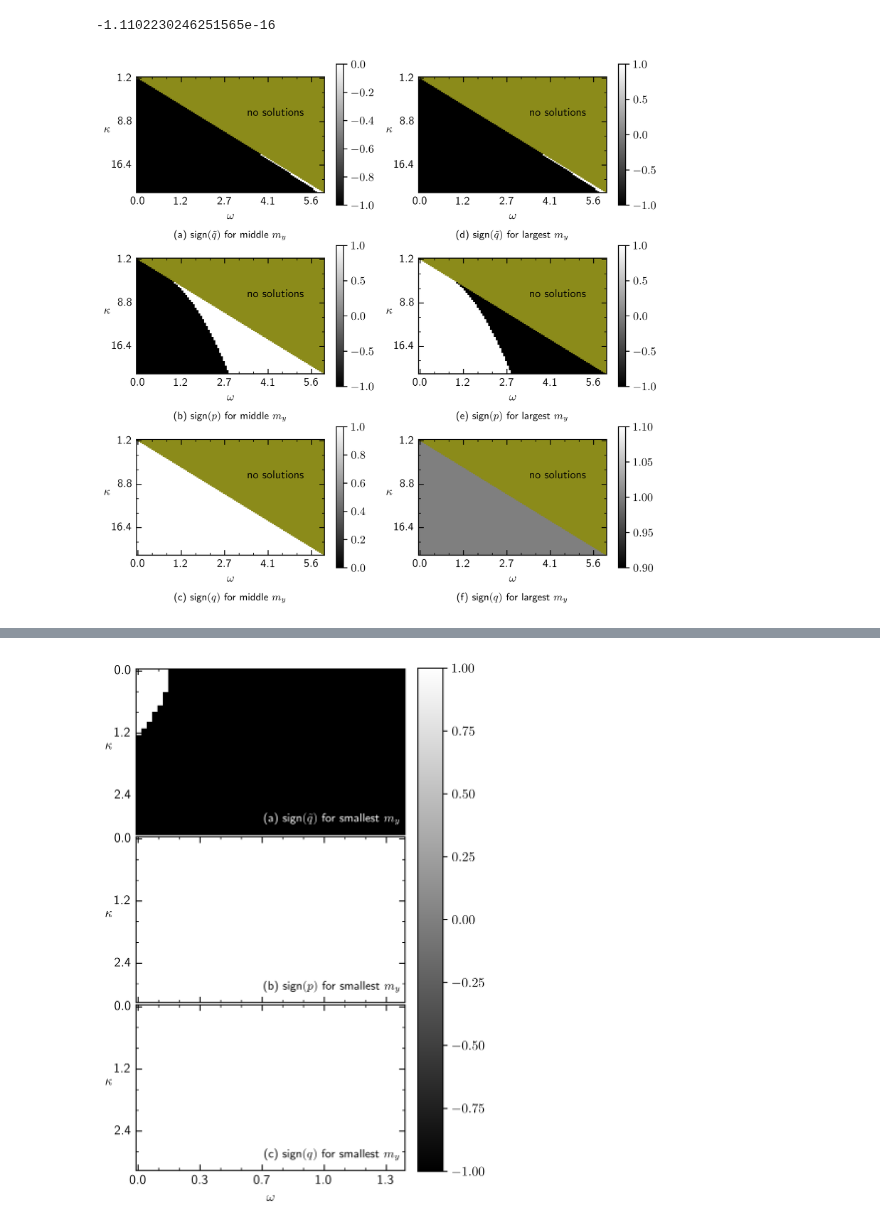
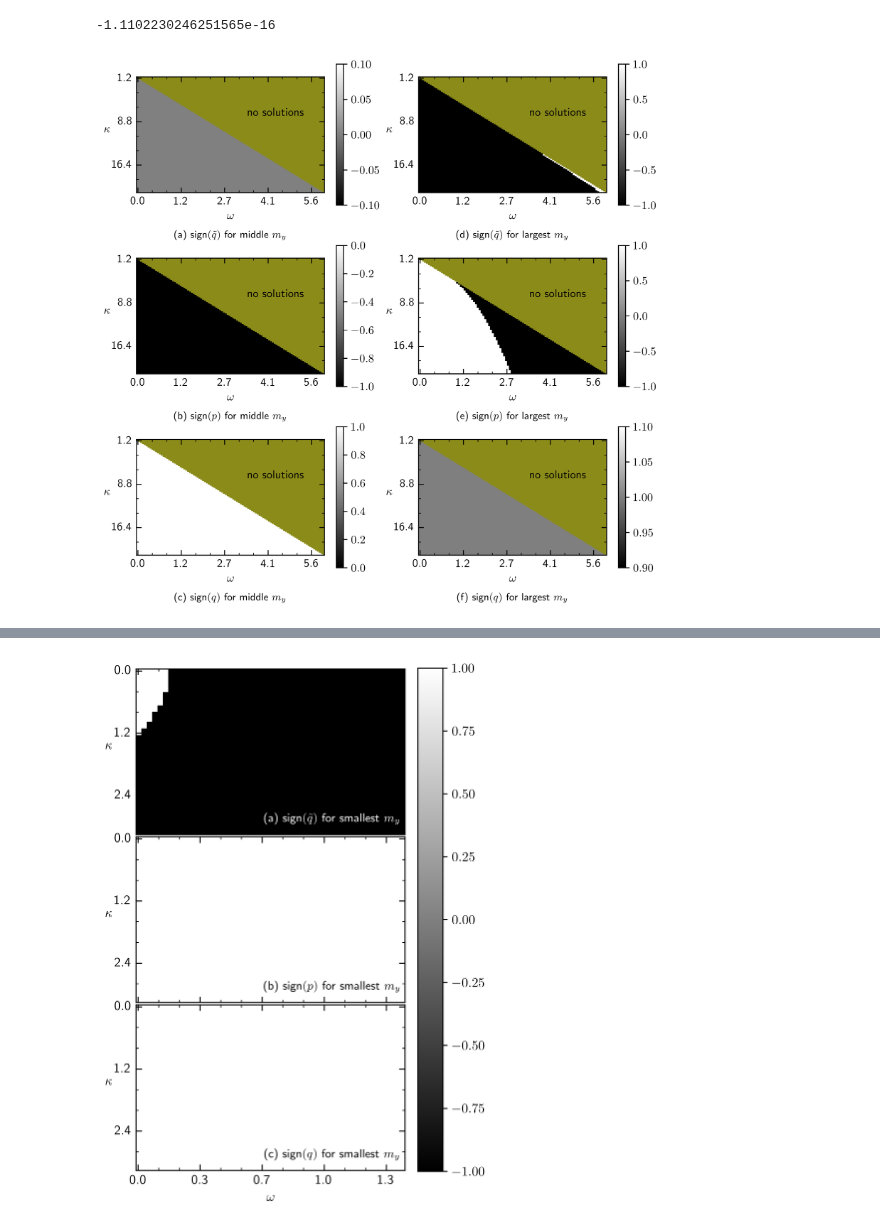
Before and after one commit to ChriGomm/Bachelor_sympy, a Jupyter notebook: sign_lam.ipynb, the cells around one changed output, grey strips where cells are left out. Cells and saved outputs as stored; diff of their text form; code cells hidden in the pictures.

```diff
--- a/sign_lam.ipynb
+++ b/sign_lam.ipynb
@@ -526,7 +526,8 @@ setup.fig_height=20.6*cm #29.1*cm
 setup.DEFAULT_HEAT_EXTEND = (-0.5,64.5,39.5,-0.5)
 fig, ax = setup.return_fig(shape=(3,2),dots_per_inch=600)
 # plotstruct = [[sqrt_interior[:,:,0],sqrt_interior[:,:,1],sqrt_interior[:,:,2]],[q[:,:,0],q[:,:,1],q[:,:,2]]]
-plotstruct = [[np.imag(num_eig[:,:,2,1]).astype(np.float64),np.real(num_eig[:,:,2,1]).astype(np.float64),np.real(num_eig[:,:,2,2]).astype(np.float64)],[sqrt_interior[:,:,2],p[:,:,2],q[:,:,2]]]
+# plotstruct = [[np.imag(num_eig[:,:,2,1]).astype(np.float64),np.real(num_eig[:,:,2,1]).astype(np.float64),np.real(num_eig[:,:,2,2]).astype(np.float64)],[sqrt_interior[:,:,2],p[:,:,2],q[:,:,2]]]
+plotstruct = [[np.imag(num_eig[:,:,1,0]).astype(np.float64),np.real(num_eig[:,:,0,1]).astype(np.float64),np.real(num_eig[:,:,2,2]).astype(np.float64)],[sqrt_interior[:,:,2],p[:,:,2],q[:,:,2]]]
 # plotstruct = [[sqrt_interior[:,:,1],p[:,:,1],q[:,:,1]],[sqrt_interior[:,:,2],p[:,:,2],q[:,:,2]]]
 # title = [[r'(a) $\tilde{q}$ for smallest $m_y$',r'(b) $\tilde{q}$ for middle $m_y$',r'(c) $\tilde{q}$ for largest $m_y$'],[r'(d) $p$ for smallest $m_y$',r'(e) $p$ for middle $m_y$',r'(f) $p$ for largest $m_y$']]
 title = [[r'(a) sign$(\tilde{q})$ for middle $m_y$',r'(b) sign$(p)$ for middle $m_y$',r'(c) sign$(q)$ for middle $m_y$'],[r'(d) sign$(\tilde{q})$ for largest $m_y$',r'(e) sign$(p)$ for largest $m_y$',r'(f) sign$(q)$ for largest $m_y$']]
@@ -540,31 +541,31 @@ cdict1 = {
     'red': (
         (0.0, 0.0, 1.0),
         (1.0, 0.1, 0.0),
     ),
     'green': (
         (0.0, 0.0, 1.0),
         (1.0, 0.1, 0.0),
 
     )
 }
 colormap = LinearSegmentedColormap('red',cdict1)
 for i in range(3):
     for j in range(2):
         im = ax[i,j].imshow(np.sign(plotstruct[j][i]),cmap='gray',extent=(-0.5,64.5,39.5,-0.5))
         borderline = ax[i,j].imshow(border[:,:,i],cmap=colormap,vmin=-1,vmax=1,extent=(-0.5,64.5,39.5,-0.5))
         ax[i,j].set_title(title[j][i],loc='center',y=-0.45,fontsize=9)
         ax[i,j].set_xlabel(r'$\omega$')
         ax[i,j].set_ylabel(r'$\kappa$',rotation=0)
         if i>=0:
             ax[i,j].text(38,13,r'no solutions')
         # ax[i,j].plot(w,k)
         # im.set_extend(((-0.5,39.5,39.5,-0.5)))
         images.append(im)
 # cbar1 = fig.colorbar(images[3],ax=ax,orientation='vertical',fraction=0.05)
         cbar2 = fig.colorbar(images[-1],ax=ax[i,j],orientation='vertical',shrink=0.934)
 # fig.tight_layout()
 # plt.figtext(s=r'\,\\Figure 5: The figures a-c present the sign of the interior of the square root for the eigenvalues $\lambda_{23}$ \\for the different fixed points and parameter configurations. Figures d-f show in the same manner \\the sign of $p$. In the entire setup is \\$\Gamma=1$ and $\gamma=0.2$ fixed.',x=0,y=0,fontsize=10,bbox=dict(xy=(0,0),width=5,height=5,boxstyle='Square'))
 # plt.savefig('/home/christian/Documents/Bachelor/protocol/pictures/'+setup.name_of_plot,bbox_inches='tight')
 plt.show()
 # %% [output]
-[figure, old version]
+[figure, new version]
```
Also changed, not shown: parts of 6 cells of this notebook, 1 other file.
